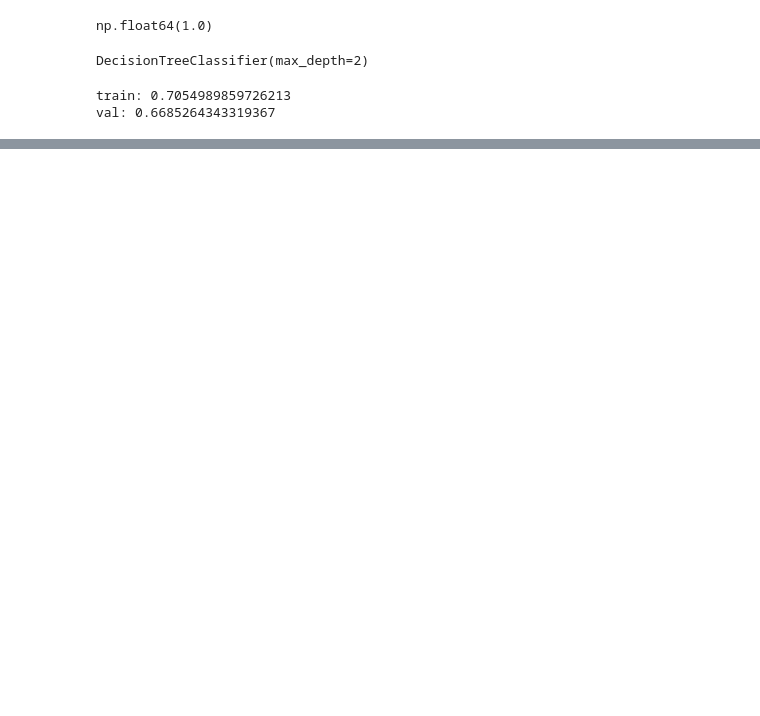
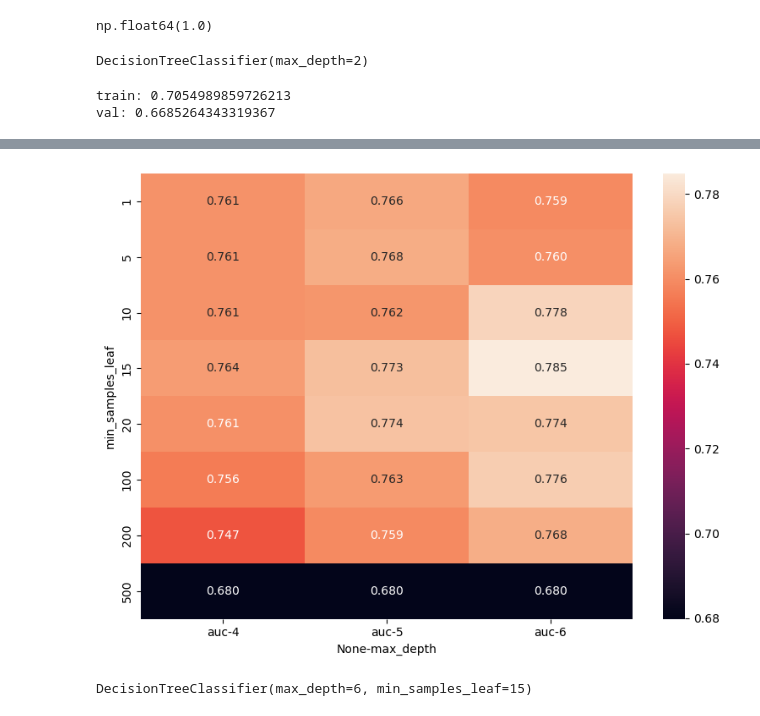
Before and after one commit to shall-it/machine-learning-zoomcamp, a Jupyter notebook: 06-trees/06-trees-live.ipynb, the cells around one changed output, grey strips where cells are left out. Drawn from its saved outputs; the diff is of its cells as text; code cells hidden in the pictures; blank space fills up the shorter version.

```diff
--- a/06-trees/06-trees-live.ipynb
+++ b/06-trees/06-trees-live.ipynb
@@ -304,0 +565,11 @@ val: 0.6685264343319367
+# %%
+depths = [1, 2, 3, 4, 5, 6, 10, 15, 20, None]
+
+for depth in depths:
+    dt = DecisionTreeClassifier(max_depth=depth)
+    dt.fit(X_train, y_train)
+
+    y_pred = dt.predict_proba(X_val)[:, 1]
+    auc = roc_auc_score(y_val, y_pred)
+
+    print('%4s -> %.3f' % (depth, auc))
@@ -304,0 +587,16 @@ val: 0.6685264343319367
+# %%
+scores = []
+
+for depth in [4, 5, 6]:
+    for s in [1, 5, 10, 15, 20, 500, 100, 200]:
+        dt = DecisionTreeClassifier(max_depth=depth, min_samples_leaf=s)
+        dt.fit(X_train, y_train)
+
+        y_pred = dt.predict_proba(X_val)[:, 1]
+        auc = roc_auc_score(y_val, y_pred)
+
+        # print('(%4s, %3d) -> %.3f' % (depth, s, auc))
+        scores.append((depth, s, auc))
+# %%
+columns = ['max_depth', 'min_samples_leaf', 'auc']
+df_scores = pd.DataFrame(scores, columns=columns)
@@ -304,0 +621,3 @@ val: 0.6685264343319367
+# %%
+df_scores_pivot = df_scores.pivot(index='min_samples_leaf', columns=['max_depth'], values=['auc'])
+df_scores_pivot.round(3)
@@ -304,0 +636,12 @@ val: 0.6685264343319367
+# %%
+plt.figure(figsize=(8, 6))
+sns.heatmap(df_scores_pivot, annot=True, fmt=".3f")
+plt.tight_layout()
+plt.show()
+# %% [output]
+[figure, added]
+# %%
+dt = DecisionTreeClassifier(max_depth=6, min_samples_leaf=15)
+dt.fit(X_train, y_train)
+# %% [output]
+DecisionTreeClassifier(max_depth=6, min_samples_leaf=15)
```
Also changed, not shown: parts of 57 cells of this notebook.
